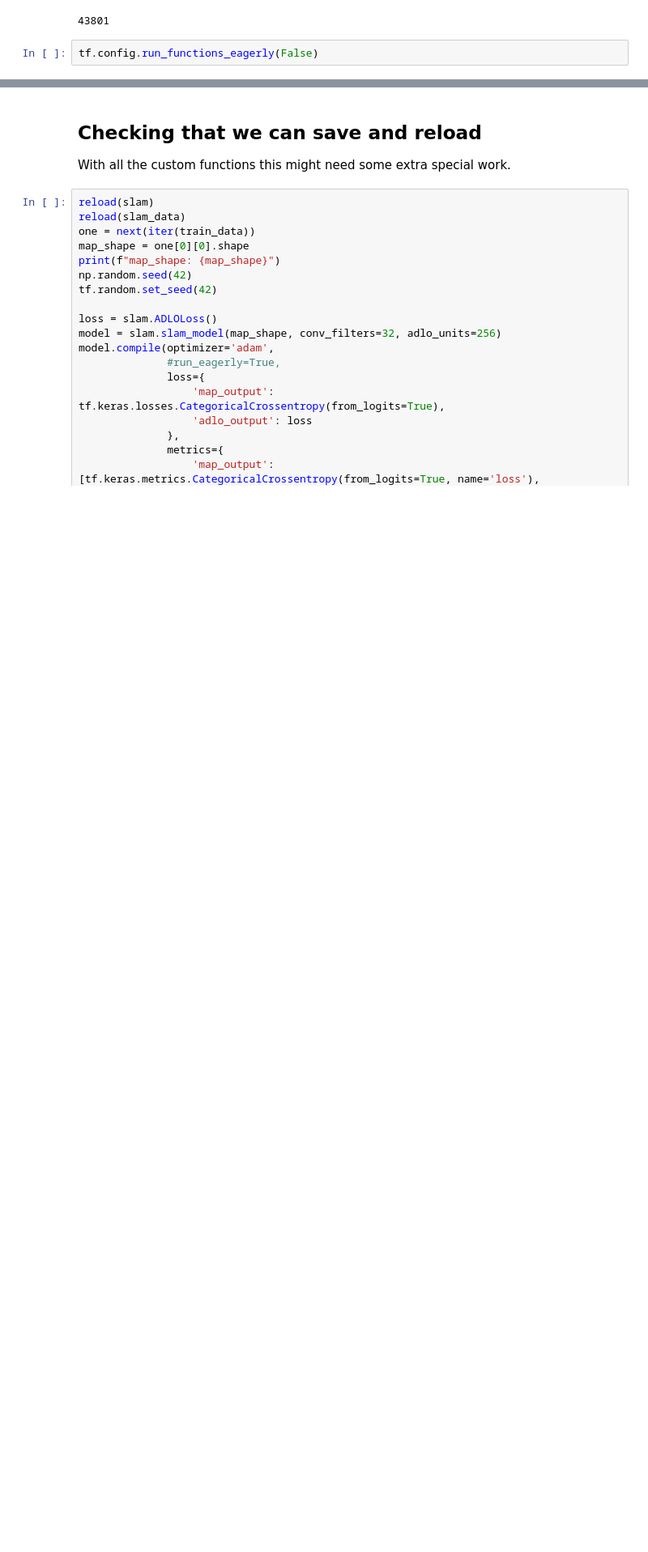
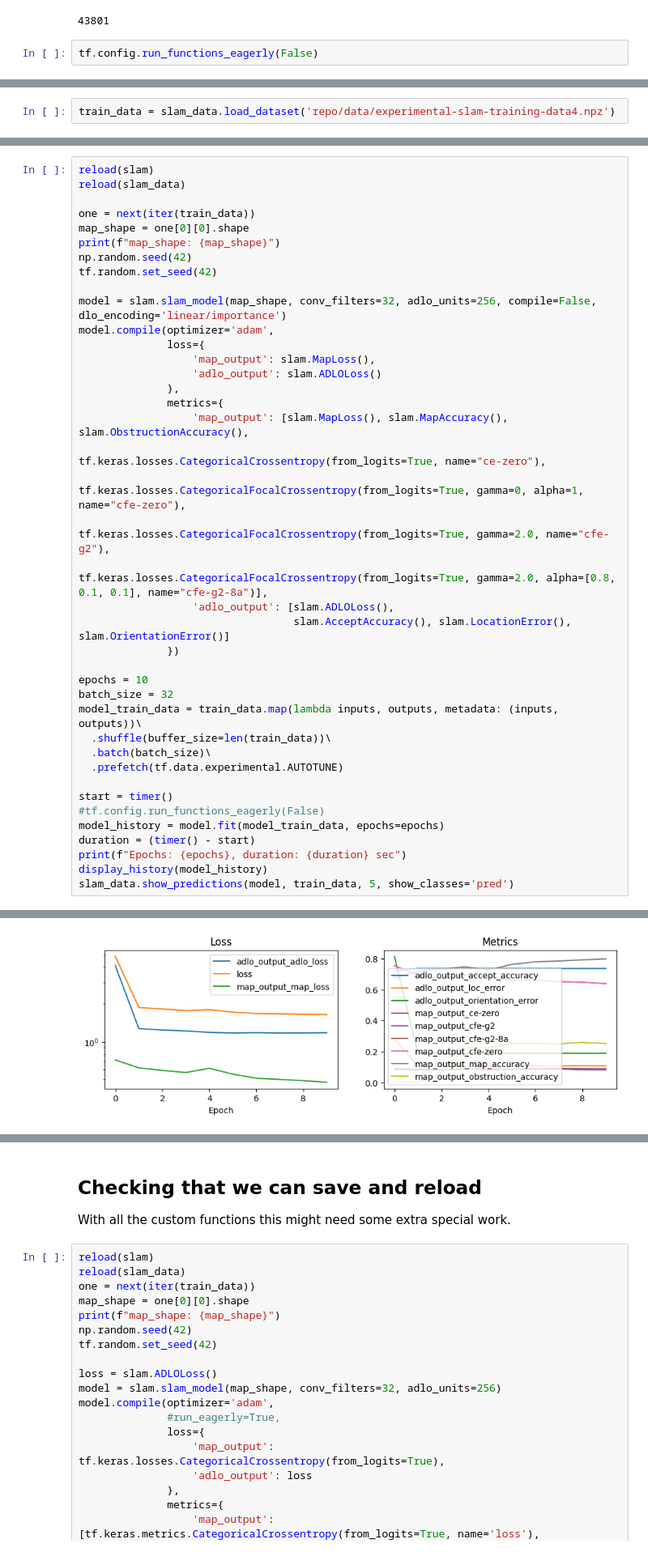
Before and after one commit to malcolmlett/robovac, a Jupyter notebook: Experiment_SLAM_3.ipynb, the cells around one changed output, grey strips where cells are left out. Shown at 81% size. Saved outputs shown, nothing was run; the diff lists cells and outputs as text; blank space fills up the shorter version.

Commit message:
Experimenting with Focal cross entropy loss.

```diff
--- a/Experiment_SLAM_3.ipynb
+++ b/Experiment_SLAM_3.ipynb
@@ -631,0 +573,2 @@ metadata:         [ 2.0000000e+00  1.0000000e+00  3.1065562e+03  5.0983755e+03
+# %%
+train_data = slam_data.load_dataset('repo/data/experimental-slam-training-data4.npz')
@@ -631,0 +585,41 @@ metadata:         [ 2.0000000e+00  1.0000000e+00  3.1065562e+03  5.0983755e+03
+# %%
+reload(slam)
+reload(slam_data)
+
+one = next(iter(train_data))
+map_shape = one[0][0].shape
+print(f"map_shape: {map_shape}")
+np.random.seed(42)
+tf.random.set_seed(42)
+
+model = slam.slam_model(map_shape, conv_filters=32, adlo_units=256, compile=False, dlo_encoding='linear/importance')
+model.compile(optimizer='adam',
+              loss={
+                  'map_output': slam.MapLoss(),
+                  'adlo_output': slam.ADLOLoss()
+              },
+              metrics={
+                  'map_output': [slam.MapLoss(), slam.MapAccuracy(), slam.ObstructionAccuracy(),
+                                 tf.keras.losses.CategoricalCrossentropy(from_logits=True, name="ce-zero"),
+                                 tf.keras.losses.CategoricalFocalCrossentropy(from_logits=True, gamma=0, alpha=1, name="cfe-zero"),
+                                 tf.keras.losses.CategoricalFocalCrossentropy(from_logits=True, gamma=2.0, name="cfe-g2"),
+                                 tf.keras.losses.CategoricalFocalCrossentropy(from_logits=True, gamma=2.0, alpha=[0.8, 0.1, 0.1], name="cfe-g2-8a")],
+                  'adlo_output': [slam.ADLOLoss(),
+                                  slam.AcceptAccuracy(), slam.LocationError(), slam.OrientationError()]
+              })
+
+epochs = 10
+batch_size = 32
+model_train_data = train_data.map(lambda inputs, outputs, metadata: (inputs, outputs))\
+  .shuffle(buffer_size=len(train_data))\
+  .batch(batch_size)\
+  .prefetch(tf.data.experimental.AUTOTUNE)
+
+start = timer()
+#tf.config.run_functions_eagerly(False)
+model_history = model.fit(model_train_data, epochs=epochs)
+duration = (timer() - start)
+print(f"Epochs: {epochs}, duration: {duration} sec")
+display_history(model_history)
+slam_data.show_predictions(model, train_data, 5, show_classes='pred')
+# %% [output]
@@ -631,0 +643 @@ metadata:         [ 2.0000000e+00  1.0000000e+00  3.1065562e+03  5.0983755e+03
+[figure, added]
```
Also changed, not shown: parts of 8 cells of this notebook.
